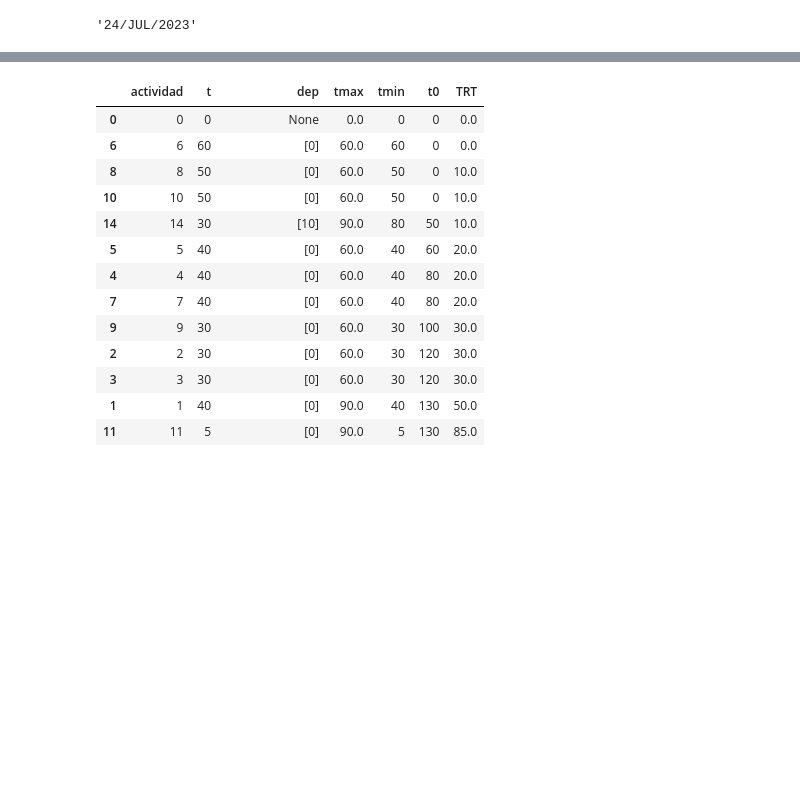
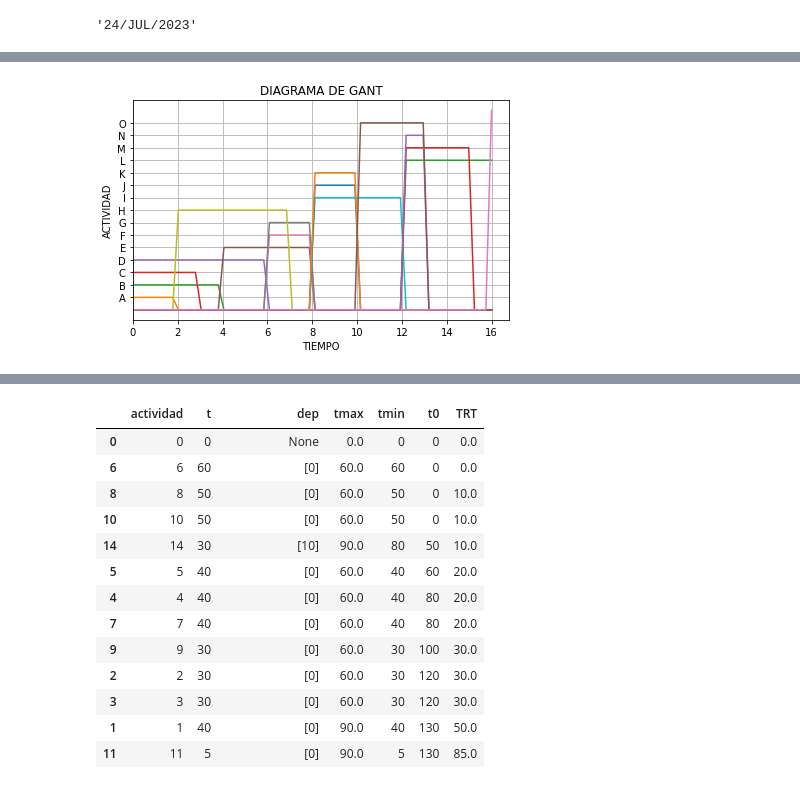
Before and after one commit to Michael-Jimenez-C/Investigaci-n-de-operaciones, a Jupyter notebook: pert.ipynb, the cells around one changed output, grey strips where cells are left out. Drawn from its saved outputs; the diff is of its cells as text; code cells hidden in the pictures; blank space fills up the shorter version.

```diff
--- a/pert.ipynb
+++ b/pert.ipynb
@@ -43,6 +55,7 @@ class Nodo:
     return str(self.contenido) if self.contenido!=None else ""
 # %%
 class Proyecto:
+  divisiones=4
   def __init__(self,actividades,tiempos,dependencias):
     nodos=[Nodo({"actividad":"0",
          "t":0,
@@ -94,7 +107,7 @@ class Proyecto:
       f.append(u(x,x_l,x_s))
     return f
   def gant(self):
-    x=np.linspace(0,self.max,self.max*2)
+    x=np.linspace(0,self.max,self.max*Proyecto.divisiones)
     f=self.__gantc__(x)
 
     for i in enumerate(f):
@@ -109,7 +122,7 @@ class Proyecto:
     return plt
 
   def __calcularSumaRecursos(self,x,asignacion_recurso):
-    x=np.linspace(0,self.max,self.max*2)
+    x=np.linspace(0,self.max,self.max*Proyecto.divisiones)
     rec=[0]
     rec.extend(asignacion_recurso)
     f=self.__gantc__(x)
@@ -118,7 +131,7 @@ class Proyecto:
     return y
 
   def digrama_recurso_vs_tiempo(self,asignacion_recurso,recurso_ref):
-    x=np.linspace(0,self.max,self.max*2)
+    x=np.linspace(0,self.max,self.max*Proyecto.divisiones)
     y=self.__calcularSumaRecursos(x,asignacion_recurso)
     Yc=np.piecewise(y,[y>=recurso_ref,y<recurso_ref],[lambda y:y, lambda y:0*y+recurso_ref])
 
@@ -147,7 +160,7 @@ class Proyecto:
 
 
   def gray_kidd(self,asignacion_recurso,recurso_ref):
-    x=np.linspace(0,self.max,self.max*2)
+    x=np.linspace(0,self.max,self.max*Proyecto.divisiones)
     y=self.__calcularSumaRecursos(x,asignacion_recurso)
     if (y<=recurso_ref).all()==True:
       return None
@@ -178,11 +191,8 @@ class Proyecto:
 
     for i in range(len(nodos)):
       for j in range(i,len(nodos)):
-        if nodos[i].contenido["TRT"]>nodos[j].contenido["TRT"]:
-          temp=nodos[i]
-          nodos[i]=nodos[j]
-          nodos[j]=temp
-        elif nodos[i].contenido["TRT"]==nodos[j].contenido["TRT"] and rec[i]<rec[j]:
+        if nodos[i].contenido["t0"]>nodos[j].contenido["t0"]:
+          print(nodos[i].contenido["actividad"],nodos[j].contenido["actividad"])
           temp=nodos[i]
           nodos[i]=nodos[j]
           nodos[j]=temp
@@ -190,7 +200,23 @@ class Proyecto:
           temp2=rec[i]
           rec[i]=rec[j]
           rec[j]=temp2
-    print([i.contenido["TRT"] for i in nodos])
+        elif nodos[i].contenido["t0"]==nodos[j].contenido["t0"] and nodos[i].contenido["TRT"]>nodos[j].contenido["TRT"]:
+          temp=nodos[i]
+          nodos[i]=nodos[j]
+          nodos[j]=temp
+
+          temp2=rec[i]
+          rec[i]=rec[j]
+          rec[j]=temp2
+        elif nodos[i].contenido["t0"]==nodos[j].contenido["t0"] and nodos[i].contenido["TRT"]==nodos[j].contenido["TRT"] and rec[i]<rec[j]:
+          temp=nodos[i]
+          nodos[i]=nodos[j]
+          nodos[j]=temp
+
+          temp2=rec[i]
+          rec[i]=rec[j]
+          rec[j]=temp2
+    print([i.contenido["actividad"] for i in nodos])
     print(rec)
     suma=0
     for i in range(len(nodos)):
@@ -202,11 +228,14 @@ class Proyecto:
 
     for i in range(len(nodos)):
       nodos[i].contenido["t0"]+=desp
+      nodos[i].contenido["TRT"]-=desp
       self.actualizarT0()
 
-    #self.gantResumen(asignacion_recurso,recurso_ref)
+    #self.gant()
     #plt.show()
-    self.gray_kidd(asignacion_recurso,recurso_ref)
+    #self.digrama_recurso_vs_tiempo(asignacion_recurso,recurso_ref)
+    #plt.show()
+    #self.gray_kidd(asignacion_recurso,recurso_ref)
 
   def actualizarT0(self):
     for i in self.nodos:
@@ -283,0 +297,6 @@ plt.savefig("GANT PSI.pdf",dpi=300)
+# %%
+s.gant()
+plt.yticks([i for i in range(1,16)],[chr(ord("A")+i) for i in range(0,15)])
+plt.savefig("GANT.png",dpi=300)
+# %% [output]
+[figure, added]
```
Also changed, not shown: parts of 12 cells of this notebook.
